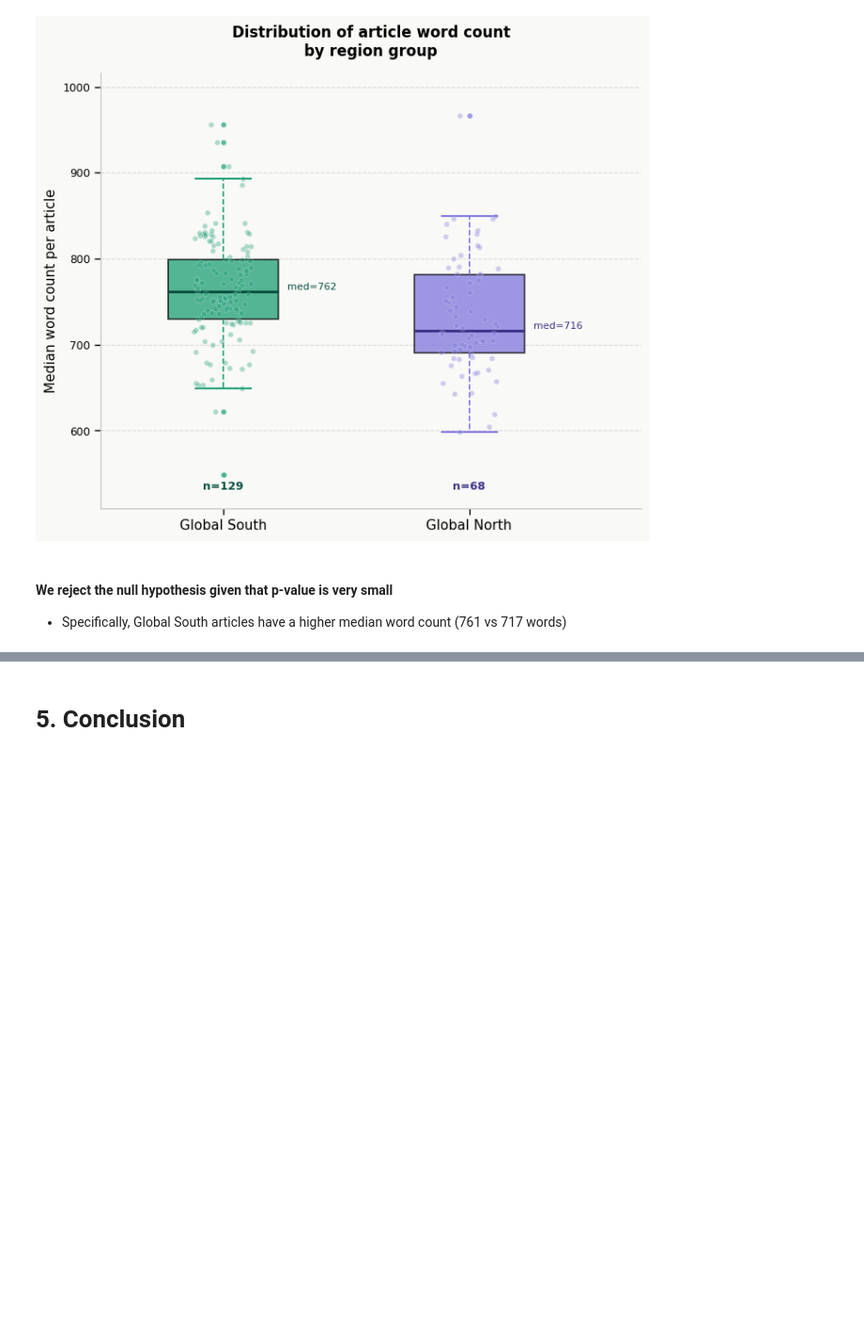
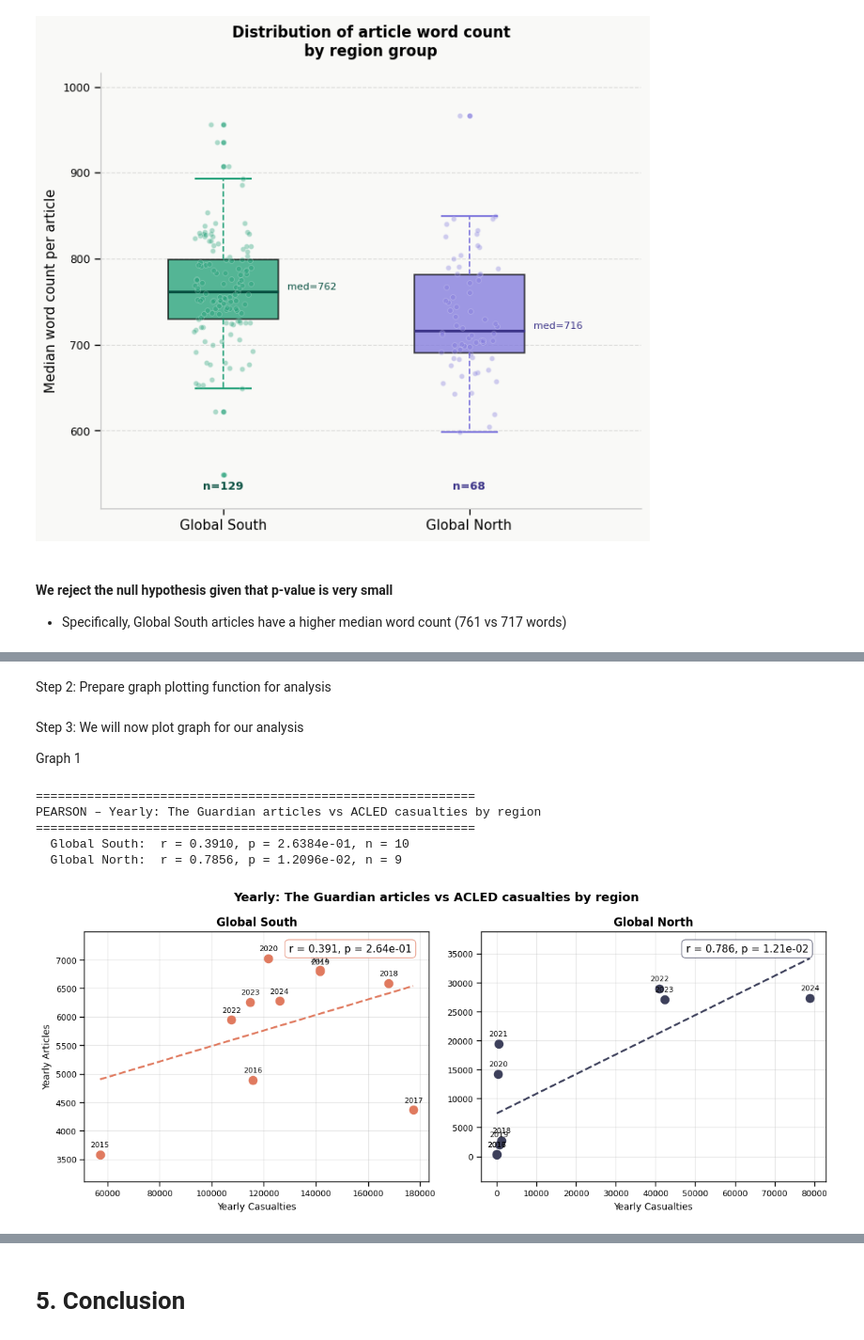
Before and after one commit to Harry9087655/ST115-group-project, a Jupyter notebook: analysis/analysis.ipynb, the cells around one changed output, grey strips where cells are left out. Shown at 94% size. Cells and saved outputs as stored; diff of their text form; code cells hidden in the pictures; blank space fills up the shorter version.

```diff
--- a/analysis/analysis.ipynb
+++ b/analysis/analysis.ipynb
@@ -1998,0 +2008,23 @@ U (scipy):        5768.0
+# %%
+monthly = pd.read_csv('../data/master_monthly.csv')
+master  = pd.read_csv('../data/master.csv')
+wb      = pd.read_csv('../data/worldbank_income_clean.csv')
+
+wb_region = wb[['country', 'region_group']].drop_duplicates()
+
+# Join monthly
+monthly = monthly.drop(columns='region_group')
+monthly = monthly.merge(wb_region, on='country', how='inner')
+
+# Join master
+master = master.drop(columns='region_group')
+master = master.merge(wb_region, on='country', how='inner')
+
+df = monthly[monthly['monthly_fatalities'].notna()].copy()
+
+yearly_agg = df.groupby(['year', 'region_group']).agg(
+    total_articles   = ('article_count',     'sum'),
+    total_fatalities = ('monthly_fatalities', 'sum')
+).reset_index()
+# %% [markdown]
+Step 2: Prepare graph plotting function for analysis
@@ -1998,0 +2261,16 @@ U (scipy):        5768.0
+# %% [markdown]
+Step 3: We will now plot graph for our analysis
+
+Graph 1
+# %%
+build_yearly_scatter(
+    yearly_agg,
+    'Yearly: The Guardian articles vs ACLED casualties by region'
+)
+# %% [output]
+============================================================
+PEARSON – Yearly: The Guardian articles vs ACLED casualties by region
+============================================================
+  Global South:  r = 0.3910, p = 2.6384e-01, n = 10
+  Global North:  r = 0.7856, p = 1.2096e-02, n = 9
+[figure, added]
```
Also changed, not shown: parts of 12 cells of this notebook.
